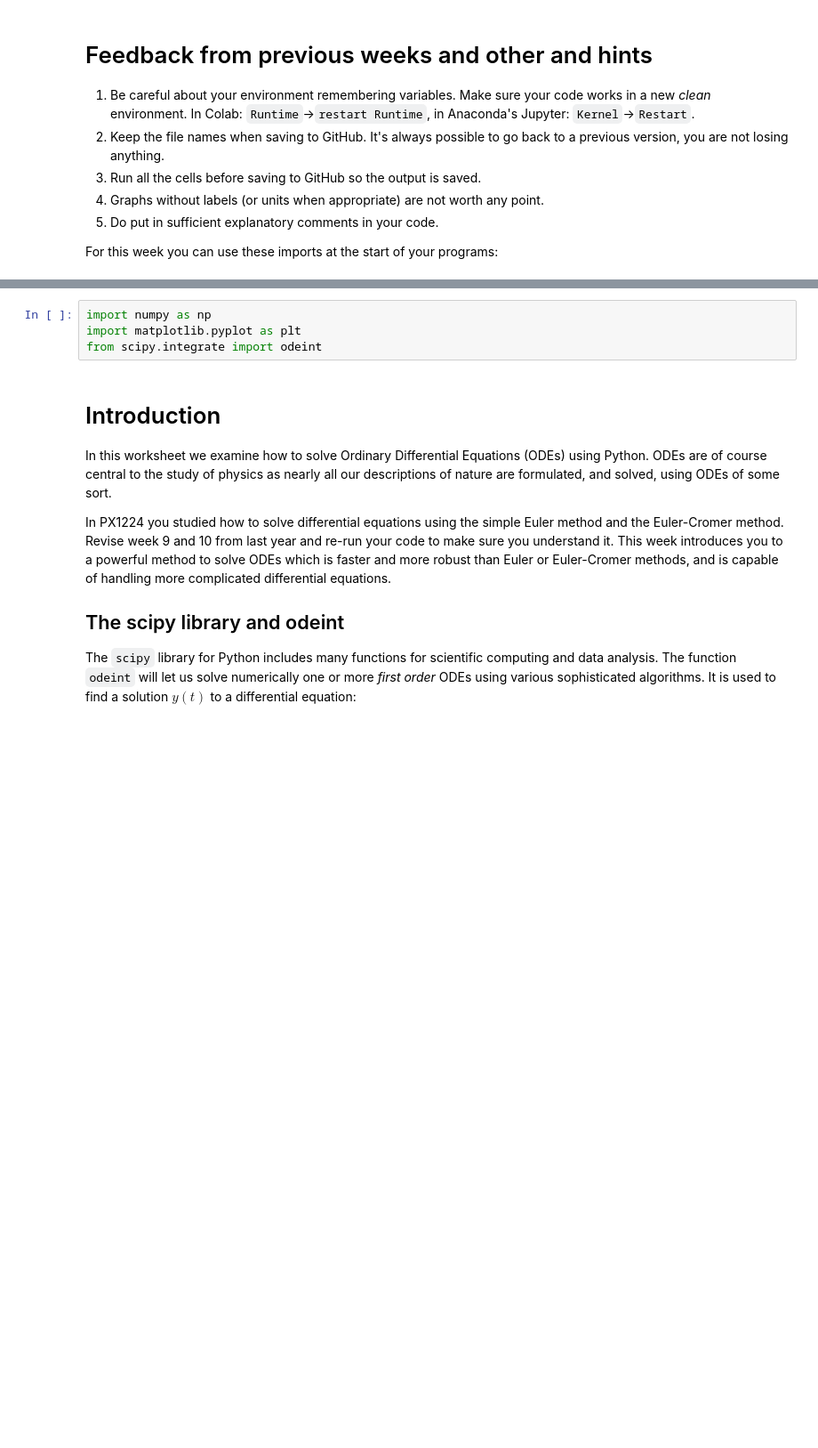
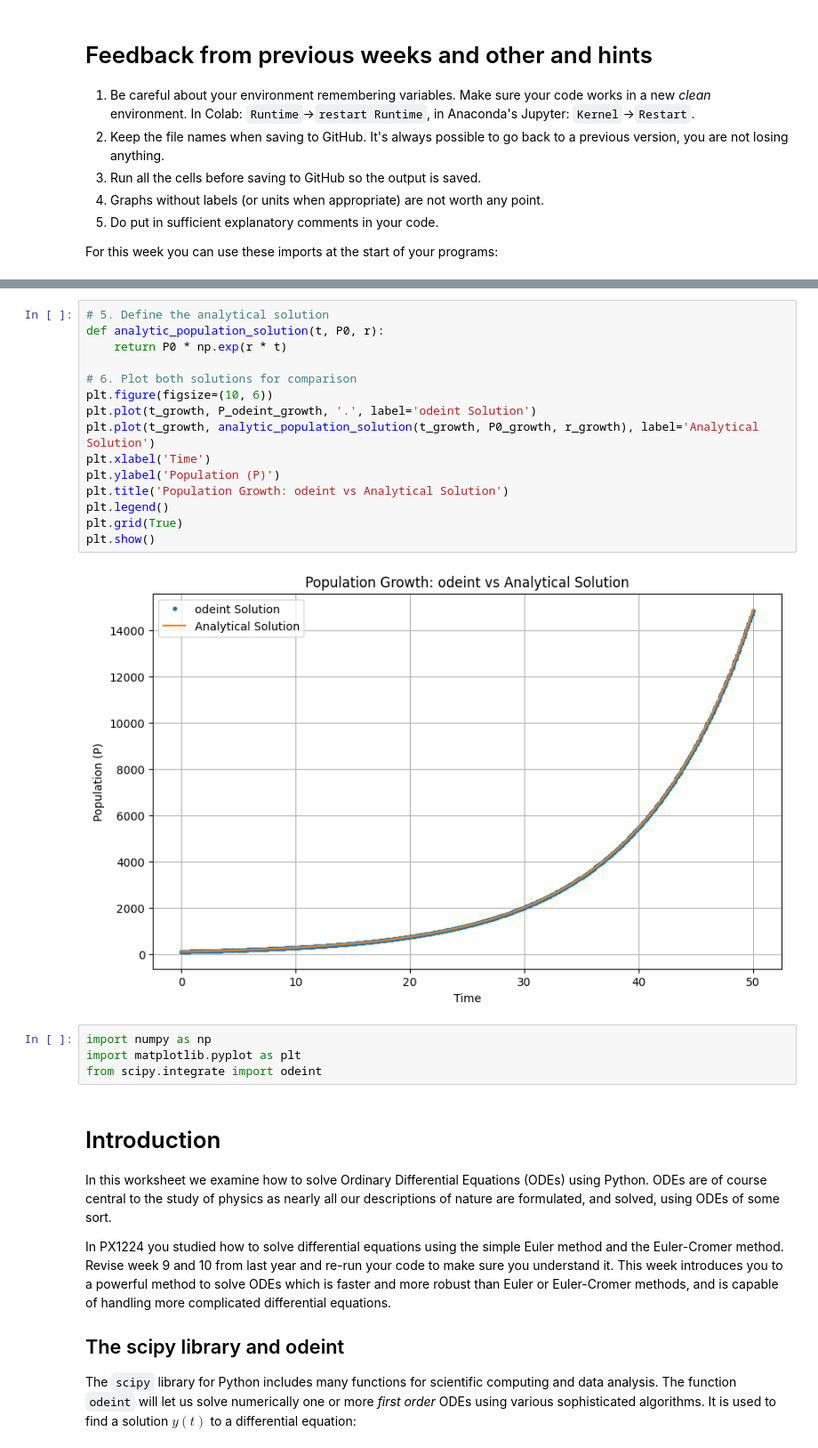
Before and after one commit to PX2145-2025/week-8-b-Zach-Bryant-2, a Jupyter notebook: ODEs.ipynb, the cells around one changed output, grey strips where cells are left out. Shown at 89% size. Saved outputs shown, nothing was run; the diff lists cells and outputs as text; blank space fills up the shorter version.

```diff
--- a/ODEs.ipynb
+++ b/ODEs.ipynb
@@ -11,3 +58,20 @@ For this week you can use these imports at the start of your programs:
+# %%
+# 5. Define the analytical solution
+def analytic_population_solution(t, P0, r):
+    return P0 * np.exp(r * t)
+
+# 6. Plot both solutions for comparison
+plt.figure(figsize=(10, 6))
+plt.plot(t_growth, P_odeint_growth, '.', label='odeint Solution')
+plt.plot(t_growth, analytic_population_solution(t_growth, P0_growth, r_growth), label='Analytical Solution')
+plt.xlabel('Time')
+plt.ylabel('Population (P)')
+plt.title('Population Growth: odeint vs Analytical Solution')
+plt.legend()
+plt.grid(True)
+plt.show()
+# %% [output]
+[figure, added]
 # %%
 import numpy as np
 import matplotlib.pyplot as plt
```
Also changed, not shown: parts of 17 cells of this notebook.
